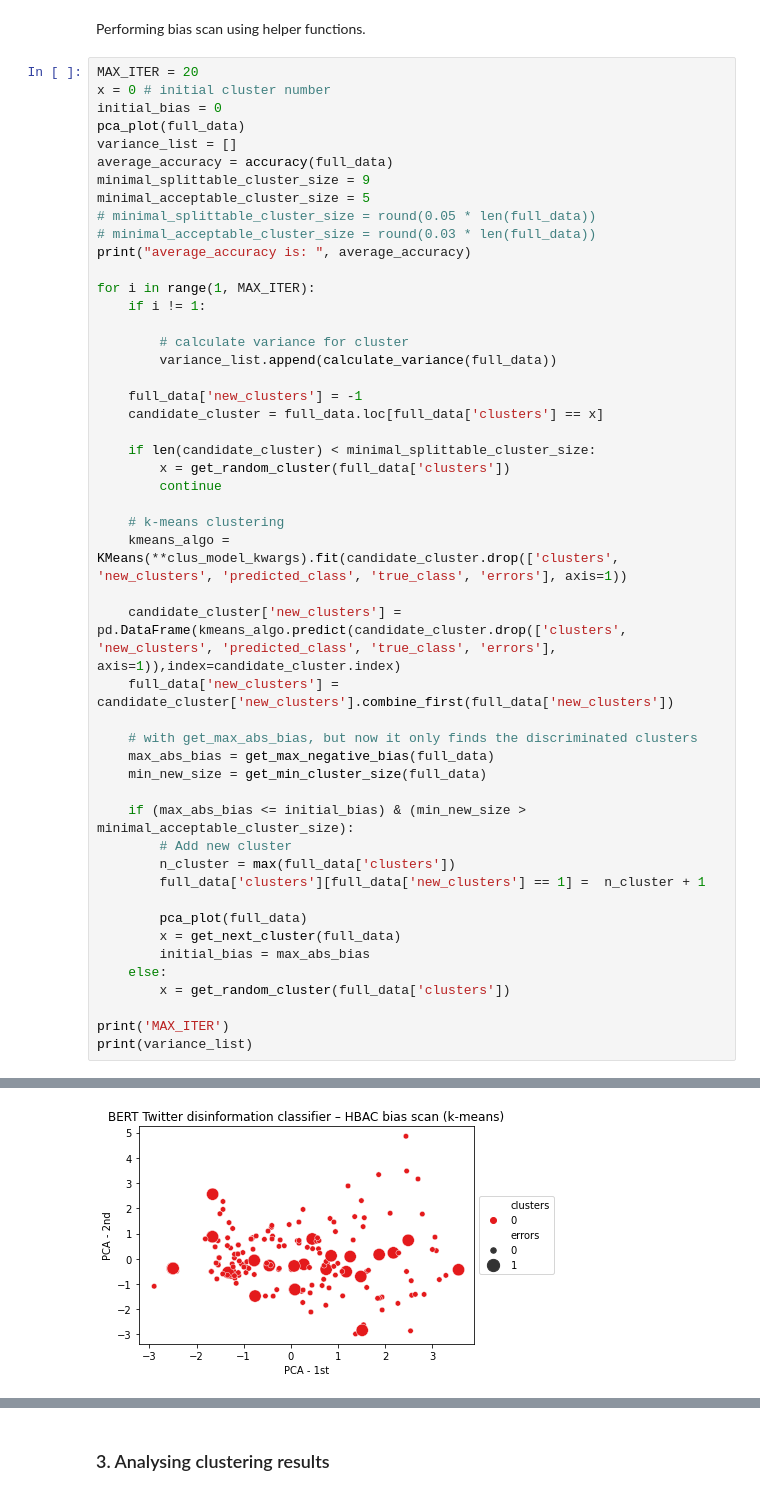
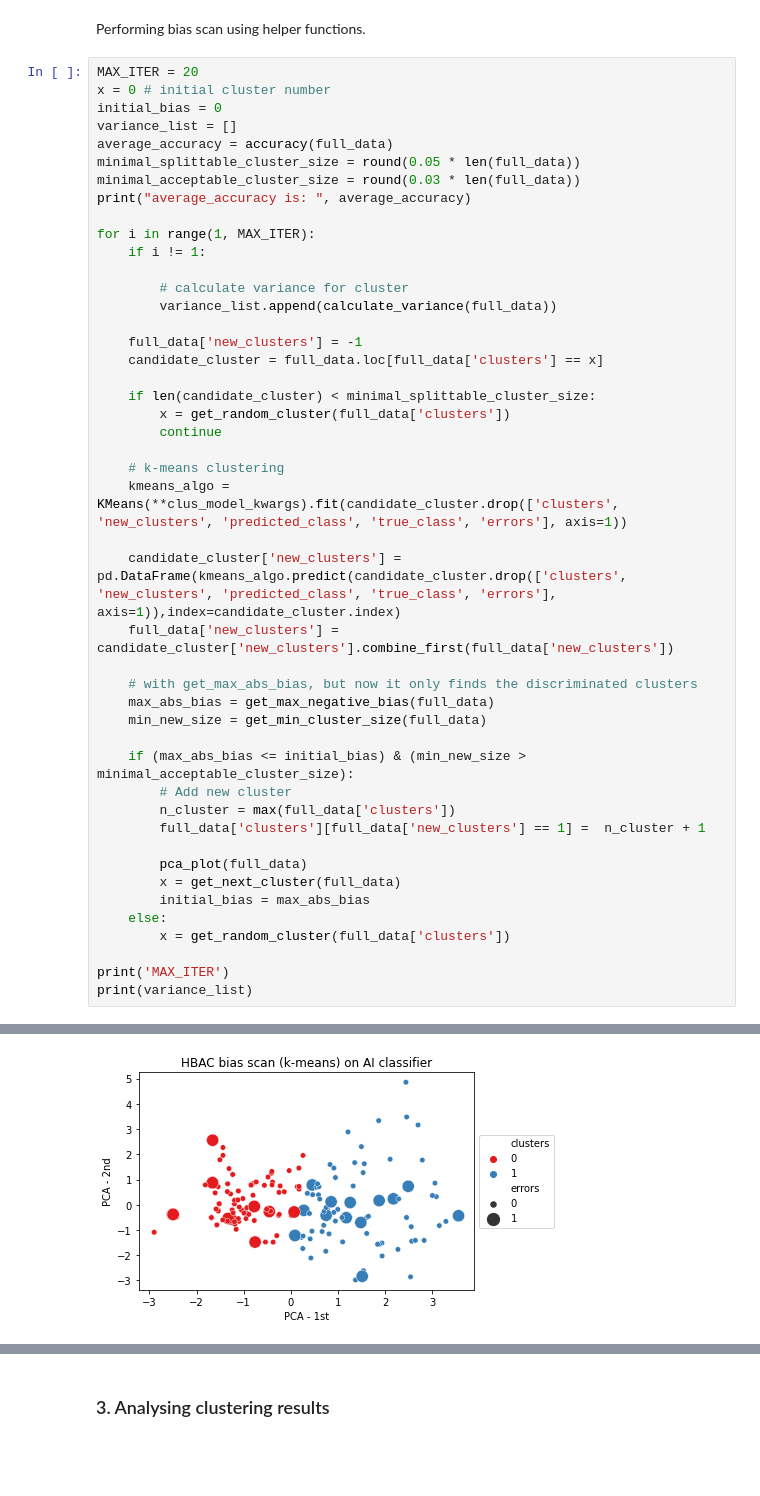
Before and after one commit to NGO-Algorithm-Audit/Bias_scan, a Jupyter notebook: bias_scan_tool/HBAC_BERT_disinformation_classifier.ipynb, the cells around one changed output, grey strips where cells are left out. Drawn from its saved outputs; the diff is of its cells as text; blank space fills up the shorter version.

```diff
--- a/bias_scan_tool/HBAC_BERT_disinformation_classifier.ipynb
+++ b/bias_scan_tool/HBAC_BERT_disinformation_classifier.ipynb
@@ -130,13 +130,10 @@ Performing bias scan using helper functions.
 MAX_ITER = 20
 x = 0 # initial cluster number
 initial_bias = 0
-pca_plot(full_data)
 variance_list = []
 average_accuracy = accuracy(full_data)
-minimal_splittable_cluster_size = 9
-minimal_acceptable_cluster_size = 5
-# minimal_splittable_cluster_size = round(0.05 * len(full_data))
-# minimal_acceptable_cluster_size = round(0.03 * len(full_data))
+minimal_splittable_cluster_size = round(0.05 * len(full_data))
+minimal_acceptable_cluster_size = round(0.03 * len(full_data))
 print("average_accuracy is: ", average_accuracy)
 
 for i in range(1, MAX_ITER):
@@ -179 +177 @@ print(variance_list)
-[figure, old version]
+[figure, new version]
```
Also changed, not shown: parts of 12 cells of this notebook, 9 other files.
